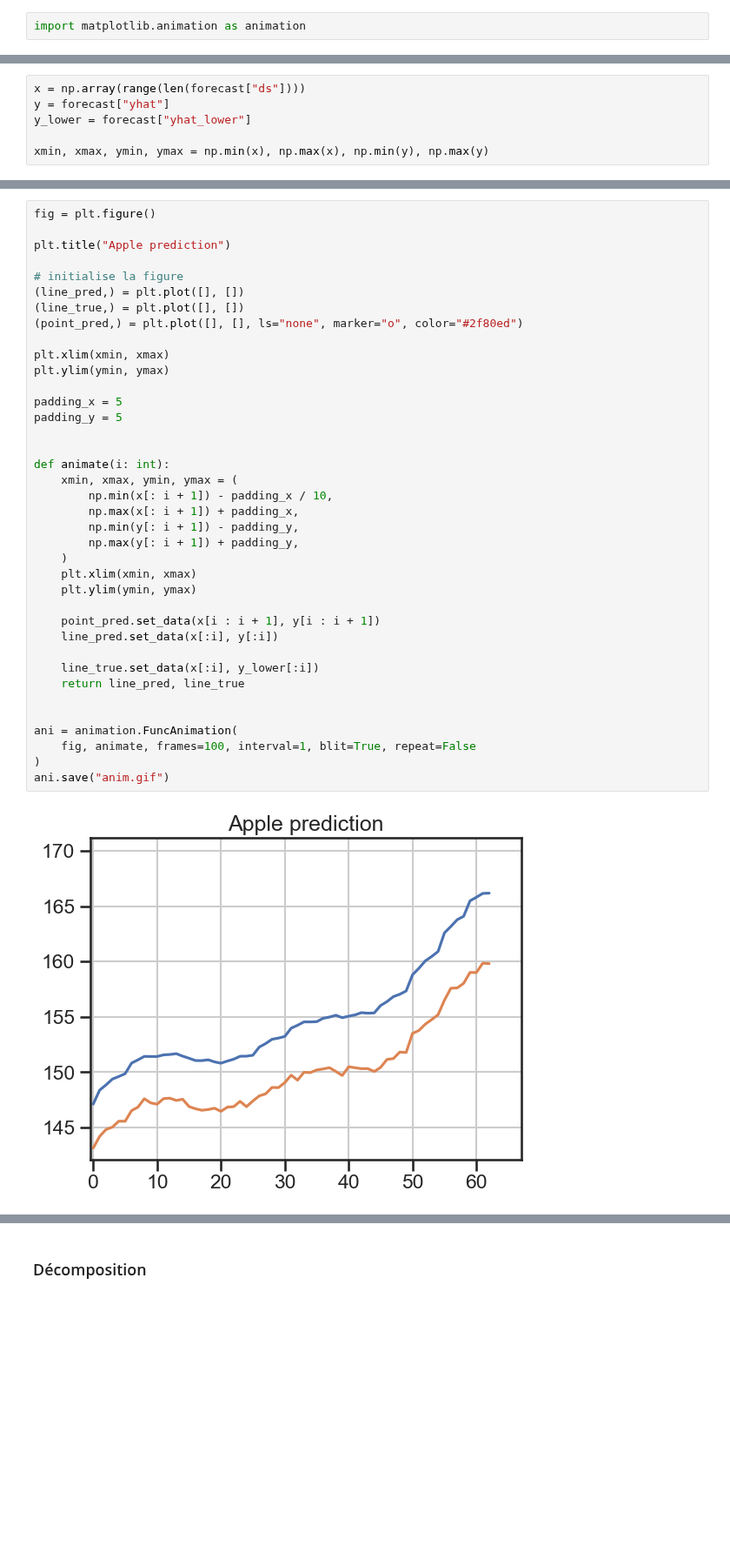
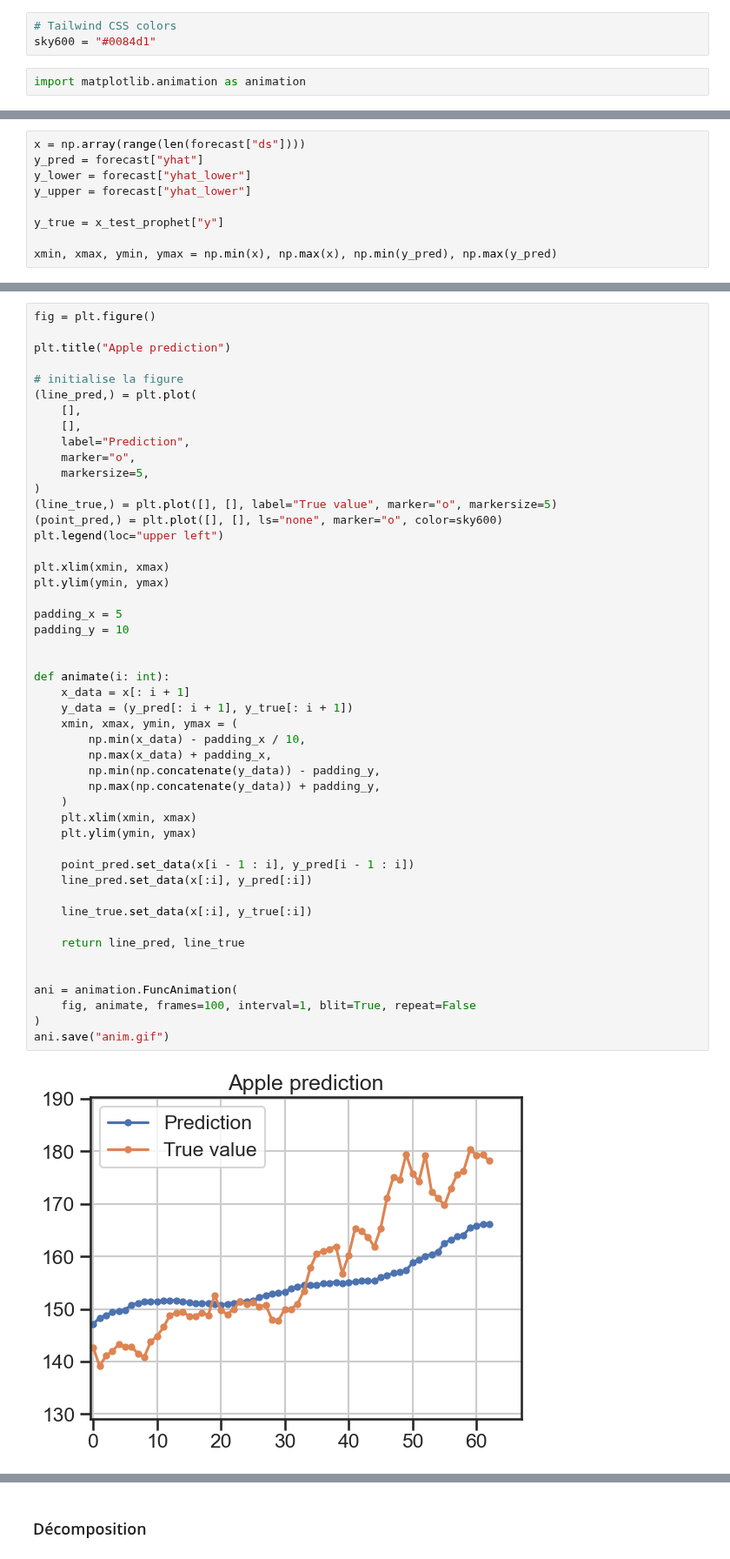
Before and after one commit to Ab2nour/stock-analysis, a Jupyter notebook: notebooks/prediction.ipynb, the cells around one changed output, grey strips where cells are left out. Shown at 87% size. Drawn from its saved outputs; the diff is of its cells as text; blank space fills up the shorter version.

```diff
--- a/notebooks/prediction.ipynb
+++ b/notebooks/prediction.ipynb
@@ -444,5 +444,8 @@ plt.legend()
 [figure]
 # %% [markdown]
 ### Animation
+# %%
+# Tailwind CSS colors
+sky600 = "#0084d1"
 # %%
 import matplotlib.animation as animation
@@ -457,8 +452,11 @@ y = np.cos(6 * x)
 # %%
 x = np.array(range(len(forecast["ds"])))
-y = forecast["yhat"]
+y_pred = forecast["yhat"]
 y_lower = forecast["yhat_lower"]
+y_upper = forecast["yhat_lower"]
 
-xmin, xmax, ymin, ymax = np.min(x), np.max(x), np.min(y), np.max(y)
+y_true = x_test_prophet["y"]
+
+xmin, xmax, ymin, ymax = np.min(x), np.max(x), np.min(y_pred), np.max(y_pred)
 # %%
 import seaborn as sns
@@ -466,40 +465,50 @@ sns.set_theme(context="talk", style="ticks", rc={"axes.grid": True})
 # %%
 fig = plt.figure()
 
 plt.title("Apple prediction")
 
 # initialise la figure
-(line_pred,) = plt.plot([], [])
-(line_true,) = plt.plot([], [])
-(point_pred,) = plt.plot([], [], ls="none", marker="o", color="#2f80ed")
+(line_pred,) = plt.plot(
+    [],
+    [],
+    label="Prediction",
+    marker="o",
+    markersize=5,
+)
+(line_true,) = plt.plot([], [], label="True value", marker="o", markersize=5)
+(point_pred,) = plt.plot([], [], ls="none", marker="o", color=sky600)
+plt.legend(loc="upper left")
 
 plt.xlim(xmin, xmax)
 plt.ylim(ymin, ymax)
 
 padding_x = 5
-padding_y = 5
+padding_y = 10
 
 
 def animate(i: int):
+    x_data = x[: i + 1]
+    y_data = (y_pred[: i + 1], y_true[: i + 1])
     xmin, xmax, ymin, ymax = (
-        np.min(x[: i + 1]) - padding_x / 10,
-        np.max(x[: i + 1]) + padding_x,
-        np.min(y[: i + 1]) - padding_y,
-        np.max(y[: i + 1]) + padding_y,
+        np.min(x_data) - padding_x / 10,
+        np.max(x_data) + padding_x,
+        np.min(np.concatenate(y_data)) - padding_y,
+        np.max(np.concatenate(y_data)) + padding_y,
     )
     plt.xlim(xmin, xmax)
     plt.ylim(ymin, ymax)
 
-    point_pred.set_data(x[i : i + 1], y[i : i + 1])
-    line_pred.set_data(x[:i], y[:i])
+    point_pred.set_data(x[i - 1 : i], y_pred[i - 1 : i])
+    line_pred.set_data(x[:i], y_pred[:i])
 
-    line_true.set_data(x[:i], y_lower[:i])
+    line_true.set_data(x[:i], y_true[:i])
+
     return line_pred, line_true
 
 
 ani = animation.FuncAnimation(
     fig, animate, frames=100, interval=1, blit=True, repeat=False
 )
 ani.save("anim.gif")
 # %% [output]
-[figure, old version]
+[figure, new version]
```
Also changed, not shown: parts of 4 cells of this notebook, 1 other file.
